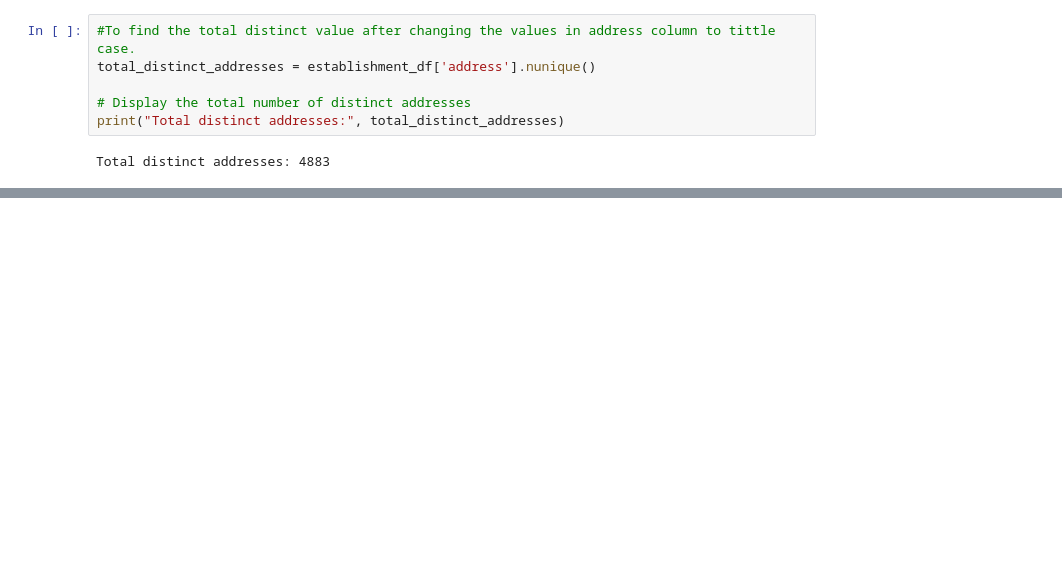
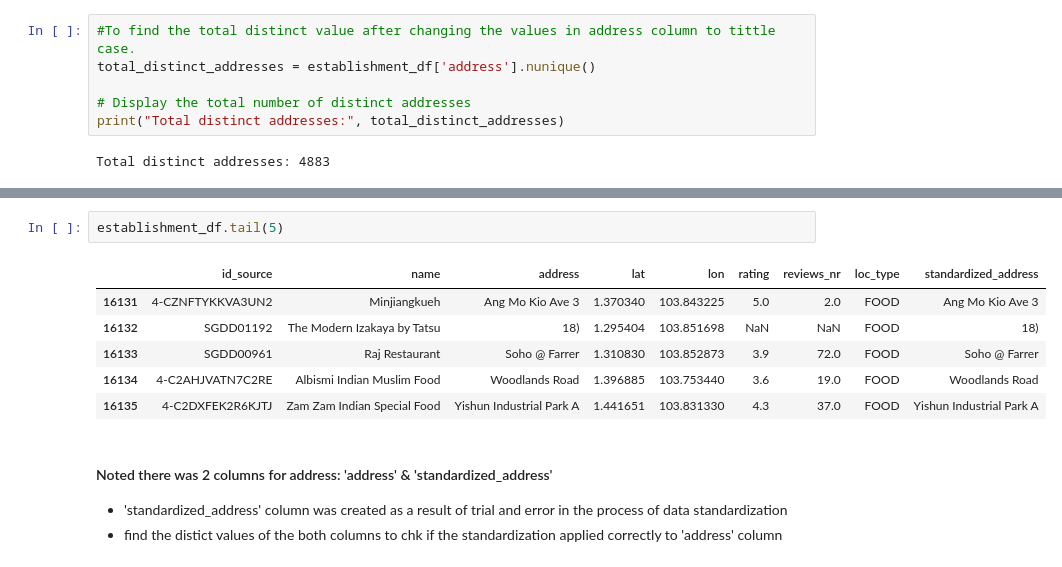
Before and after one commit to leehegithub/grab_restuarant_analysis, a Jupyter notebook: reading_csv.ipynb, the cells around one changed output, grey strips where cells are left out. Cells and saved outputs as stored; diff of their text form; blank space fills up the shorter version.

```diff
--- a/reading_csv.ipynb
+++ b/reading_csv.ipynb
@@ -266,0 +612,13 @@ Total distinct addresses: 4883
+# %%
+establishment_df.tail(5)
+# %% [output]
+|  | id_source | name | address | lat | lon | rating | reviews_nr | loc_type | standardized_address |
+| 16131 | 4-CZNFTYKKVA3UN2 | Minjiangkueh | Ang Mo Kio Ave 3 | 1.370340 | 103.843225 | 5.0 | 2.0 | FOOD | Ang Mo Kio Ave 3 |
+| 16132 | SGDD01192 | The Modern Izakaya by Tatsu | 18) | 1.295404 | 103.851698 | NaN | NaN | FOOD | 18) |
+| 16133 | SGDD00961 | Raj Restaurant | Soho @ Farrer | 1.310830 | 103.852873 | 3.9 | 72.0 | FOOD | Soho @ Farrer |
+| 16134 | 4-C2AHJVATN7C2RE | Albismi Indian Muslim Food | Woodlands Road | 1.396885 | 103.753440 | 3.6 | 19.0 | FOOD | Woodlands Road |
+| 16135 | 4-C2DXFEK2R6KJTJ | Zam Zam Indian Special Food | Yishun Industrial Park A | 1.441651 | 103.831330 | 4.3 | 37.0 | FOOD | Yishun Industrial Park A |
+# %% [markdown]
+#### Noted there  was 2 columns for address: 'address' & 'standardized_address'
+- 'standardized_address' column was created as a result of trial and error in the process of data standardization
+-  find the distict values of the both columns to chk if the standardization applied correctly to 'address' column
```
Also changed, not shown: parts of 63 cells of this notebook.
